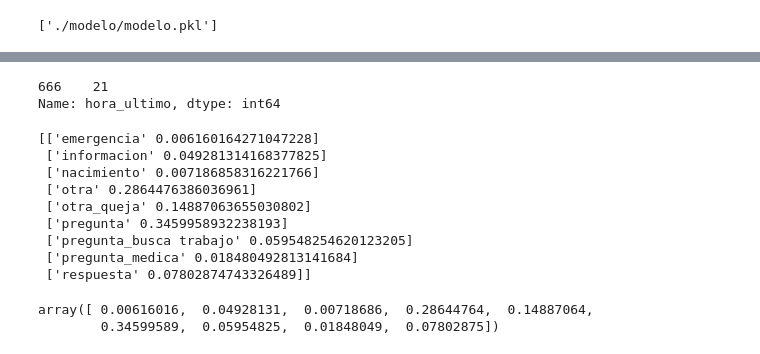
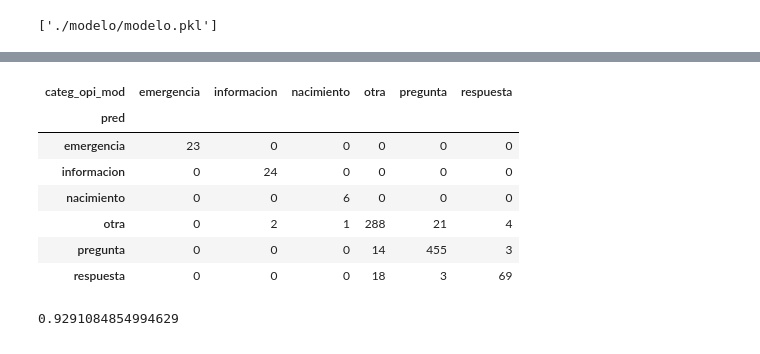
Before and after one commit to opintel/mi-salud, a Jupyter notebook: entrena_modelo.ipynb, the cells around one changed output, grey strips where cells are left out. Saved outputs shown, nothing was run; the diff lists cells and outputs as text; code cells hidden in the pictures.

```diff
--- a/entrena_modelo.ipynb
+++ b/entrena_modelo.ipynb
@@ -405,7 +425,9 @@ for i in range(0, shape(stop)[0]):
 # %%
 tfidf = TfidfVectorizer(sublinear_tf=True, min_df=0.006, norm='l2', encoding='utf-8', ngram_range=([1, 2]),
                         stop_words=stop)
-features_stem = tfidf.fit_transform(train_texto_stem)
+tfidf=tfidf.fit(train_texto_stem)
+
+features_stem = tfidf.transform(train_texto_stem)
 labels = respuestas_etiquetas.categ_final
 features_stem.shape
 # %% [output]
@@ -480,5 +477,5 @@ proba=proba/counts
 # %%
-check=pd.read_csv('./datos/pred_ponde_71.csv')
+check=pd.read_csv('./datos/loo_test_64.csv')
 # %%
 conc_base=check[['4', '1', '2', '0', '7', '5', '6', '8', '3']].loc[0].values*100
 
@@ -547,23 +486,0 @@ array(['7159a4a1-0778-487e-b189-dbc126018dd5'], dtype=object)
-# %%
-respuestas_etiquetas.loc[respuestas_etiquetas.texto=='Hola, buenas tardes, dónde puedo conseguir la vacuna antihepatitis B?']
-# %% [output]
-666    21
-Name: hora_ultimo, dtype: int64
-# %%
-
-print(asarray((labs, counts)).T)
-# %% [output]
-[['emergencia' 0.006160164271047228]
- ['informacion' 0.049281314168377825]
- ['nacimiento' 0.007186858316221766]
- ['otra' 0.2864476386036961]
- ['otra_queja' 0.14887063655030802]
- ['pregunta' 0.3459958932238193]
- ['pregunta_busca trabajo' 0.059548254620123205]
- ['pregunta_medica' 0.018480492813141684]
- ['respuesta' 0.07802874743326489]]
-# %%
-counts
-# %% [output]
-array([ 0.00616016,  0.04928131,  0.00718686,  0.28644764,  0.14887064,
-        0.34599589,  0.05954825,  0.01848049,  0.07802875])
@@ -569,0 +547,20 @@ array([ 0.00616016,  0.04928131,  0.00718686,  0.28644764,  0.14887064,
+# %%
+labs={0:'emergencia', 1:'informacion', 2:'nacimiento', 3:'otra', 4:'pregunta', 5:'respuesta'}
+compara.pred=compara.pred.astype(int).map(labs)
+# %%
+pd.crosstab(compara.pred, check.categ_opi_mod)
+# %% [output]
+| categ_opi_mod | emergencia | informacion | nacimiento | otra | pregunta | respuesta |
+| pred |  |  |  |  |  |  |
+| emergencia | 23 | 0 | 0 | 0 | 0 | 0 |
+| informacion | 0 | 24 | 0 | 0 | 0 | 0 |
+| nacimiento | 0 | 0 | 6 | 0 | 0 | 0 |
+| otra | 0 | 2 | 1 | 288 | 21 | 4 |
+| pregunta | 0 | 0 | 0 | 14 | 455 | 3 |
+| respuesta | 0 | 0 | 0 | 18 | 3 | 69 |
+# %%
+pd.crosstab(compara.pred, check.categ_opi_mod)
+
+(compara.pred==check.categ_opi_mod).mean()
+# %% [output]
+0.9291084854994629
```
Also changed, not shown: parts of 16 cells of this notebook, 5 other files.
